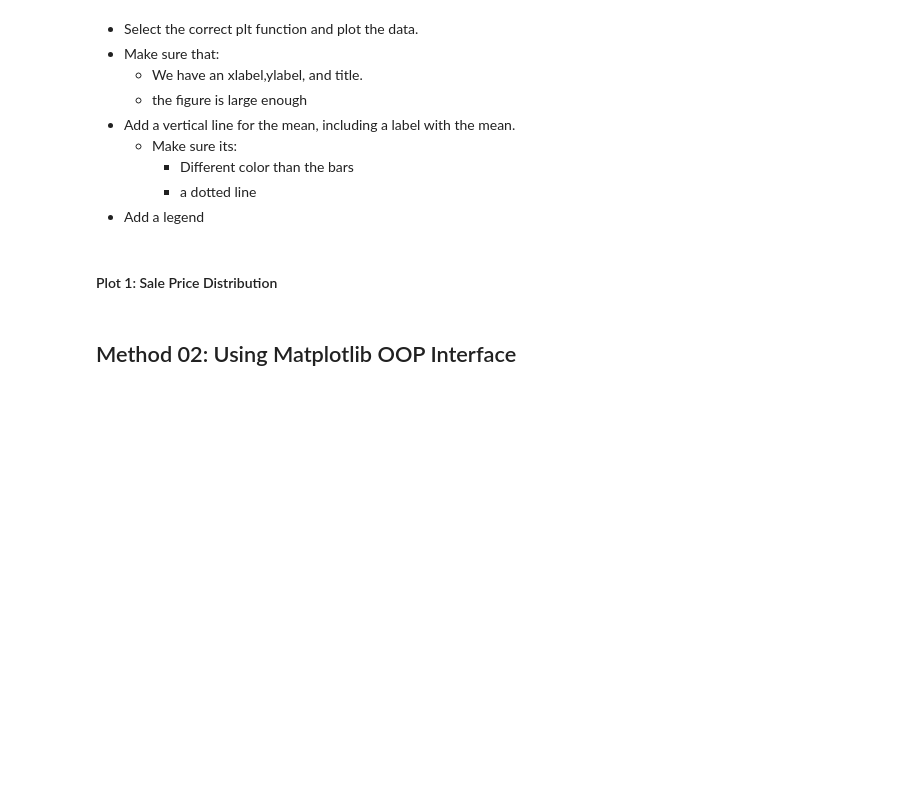
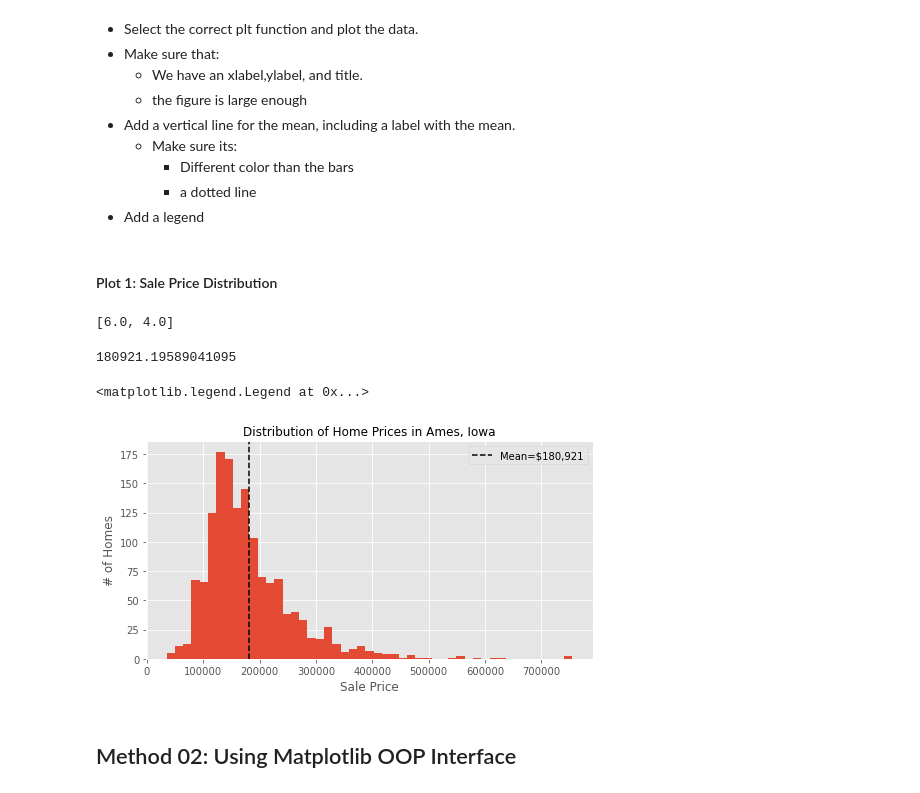
Before and after one commit to flatiron-school/ds-flex-fundamentals-of-data-visualization-2021, a Jupyter notebook: Fundamentals of Visualizations_v1_SG.ipynb, the cells around one changed output. Saved outputs shown, nothing was run; the diff lists cells and outputs as text; code cells hidden in the pictures; blank space fills up the shorter version.

```diff
--- a/Fundamentals of Visualizations_v1_SG.ipynb
+++ b/Fundamentals of Visualizations_v1_SG.ipynb
@@ -91,3 +96,5 @@ print(f'\tSeaborn = {sns.__version__}')
+# %%
+plt.style.use('ggplot')
 # %%
 ## From https://github.com/learn-co-curriculum/dsc-regression-boston-lab
 cols_to_use = ['YrSold', 'MoSold', 'Fireplaces', 'TotRmsAbvGrd', 'GrLivArea',
@@ -151,3 +198,30 @@ df.info()
+# %%
+plt.rcParams['figure.figsize']
+# %% [output]
+[6.0, 4.0]
+# %%
+mean = df["SalePrice"].mean()
+mean
+# %% [output]
+180921.19589041095
+# %%
+#Plot 1: Sale Price Distribution
+plt.figure(figsize=(8,4))
+plt.hist(df['SalePrice'],bins='auto');
+plt.ylabel("# of Homes",fontsize=12, fontweight='50')
+
+kws =dict(fontsize=12, fontweight='50')
+plt.xlabel("Sale Price",fontdict=kws);
+plt.title("Distribution of Home Prices in Ames, Iowa",fontdict=kws)
+
+
+plt.axvline(mean, color='k',ls="--", label=f'Mean=${mean:,.0f}')
+
+# plt.axvline(mean, color='k',ls="--", label=f'Mean={round(mean)}')
+plt.legend()
+# %% [output]
+<matplotlib.legend.Legend at 0x...>
+[figure, added]
 # %% [markdown]
 ## Method 02: Using Matplotlib OOP Interface
 # %% [markdown]
```
Also changed, not shown: parts of 37 cells of this notebook, 2 other files.
